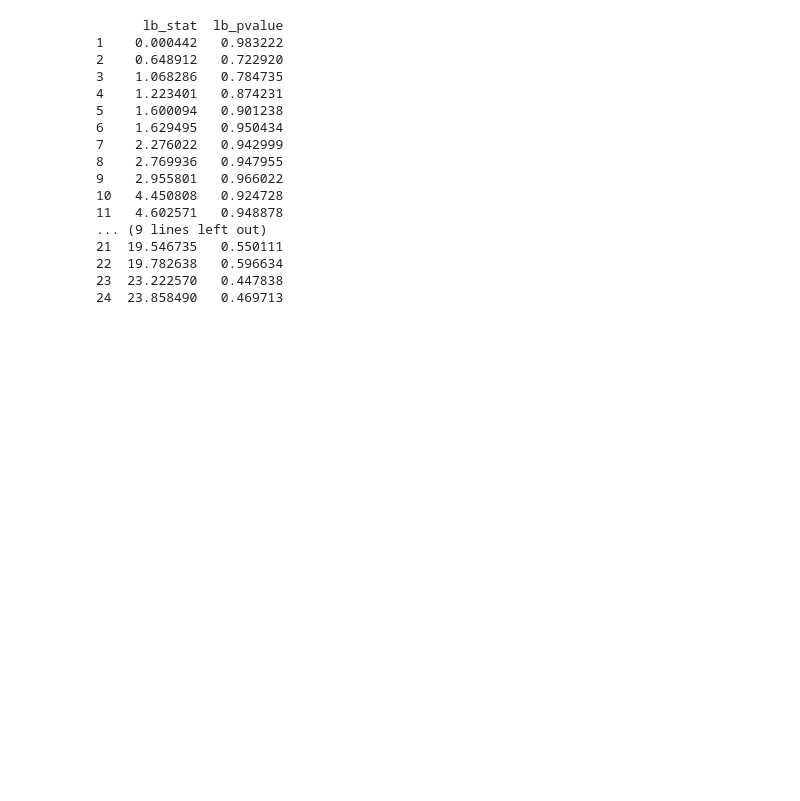
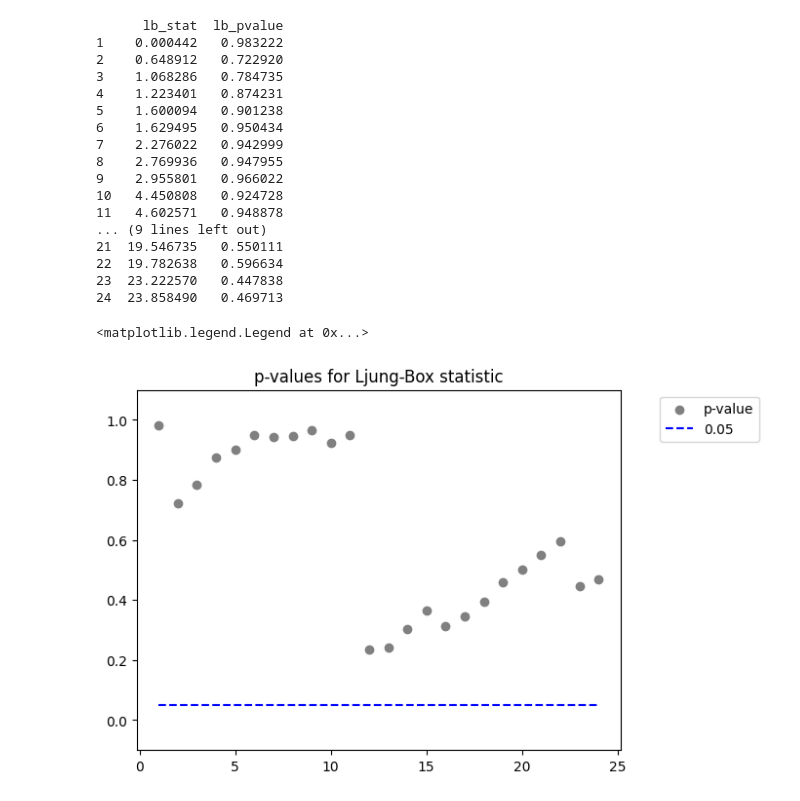
Before and after one commit to ShalinKaji/AirlineRadar, a Jupyter notebook: AirlineRadar.ipynb, the cells around one changed output. Saved outputs shown, nothing was run; the diff lists cells and outputs as text; code cells hidden in the pictures; blank space fills up the shorter version.

```diff
--- a/AirlineRadar.ipynb
+++ b/AirlineRadar.ipynb
@@ -236,3 +236,13 @@ print(result)
 24  23.858490   0.469713
 # %%
 res_lb = result["lb_pvalue"]
+# %%
+fig, ax = plt.subplots()
+plt.title('p-values for Ljung-Box statistic')
+plt.scatter(np.arange(1, 1 + len(res_lb)), res_lb, color='gray', label='p-value')
+plt.plot(np.arange(1, 1 + len(res_lb)), [0.05] * len(res_lb), '--', color='blue', label='0.05')
+plt.ylim(-0.1, 1.1)
+plt.legend(bbox_to_anchor=(1.3, 1))
+# %% [output]
+<matplotlib.legend.Legend at 0x...>
+[figure, added]
```
